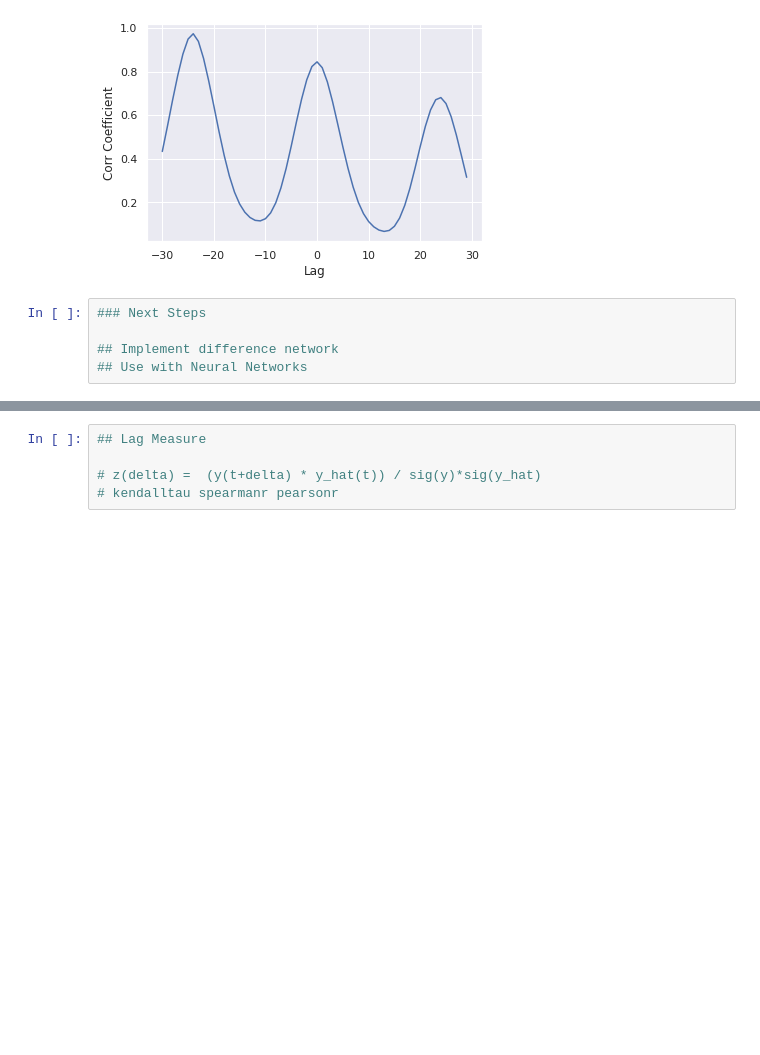
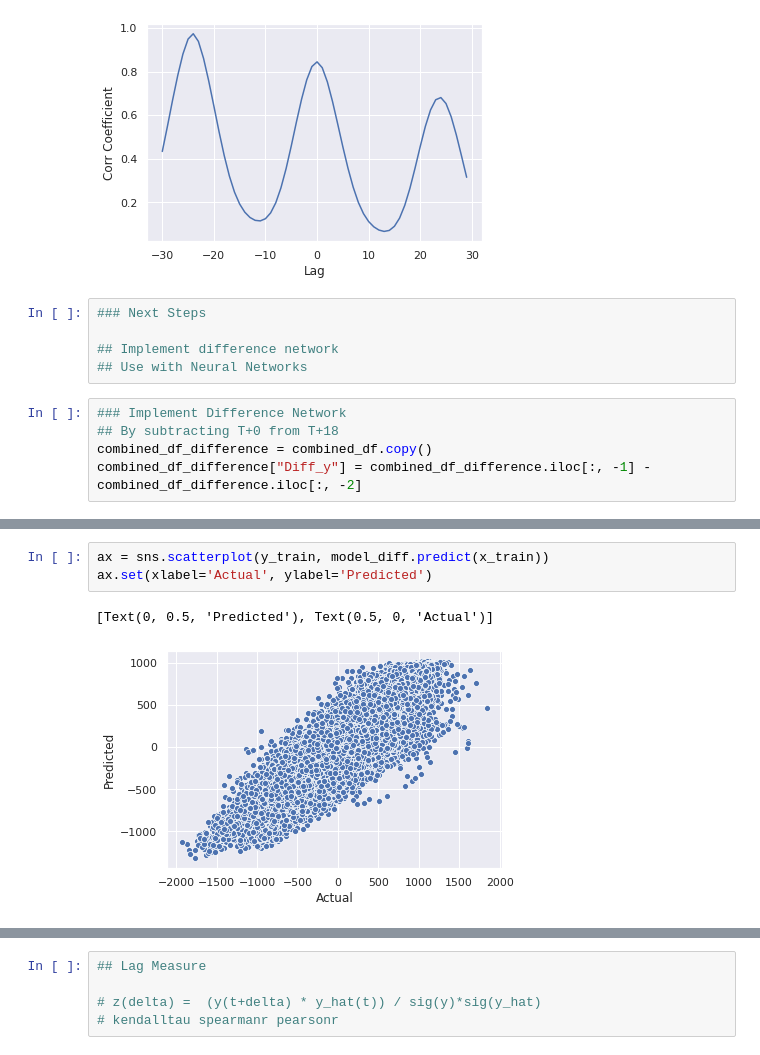
Before and after one commit to cydal/tsExtract, a Jupyter notebook: EnergyConsumption.ipynb, the cells around one changed output, grey strips where cells are left out. Cells and saved outputs as stored; diff of their text form; blank space fills up the shorter version.

```diff
--- a/EnergyConsumption.ipynb
+++ b/EnergyConsumption.ipynb
@@ -208,3 +208,8 @@ ax.set(xlabel='Lag', ylabel='Corr Coefficient')
 
 ## Implement difference network
 ## Use with Neural Networks
+# %%
+### Implement Difference Network
+## By subtracting T+0 from T+18
+combined_df_difference = combined_df.copy()
+combined_df_difference["Diff_y"] = combined_df_difference.iloc[:, -1] - combined_df_difference.iloc[:, -2]
@@ -210,0 +275,6 @@ ax.set(xlabel='Lag', ylabel='Corr Coefficient')
+# %%
+ax = sns.scatterplot(y_train, model_diff.predict(x_train))
+ax.set(xlabel='Actual', ylabel='Predicted')
+# %% [output]
+[Text(0, 0.5, 'Predicted'), Text(0.5, 0, 'Actual')]
+[figure, added]
```
Also changed, not shown: parts of 14 cells of this notebook.
